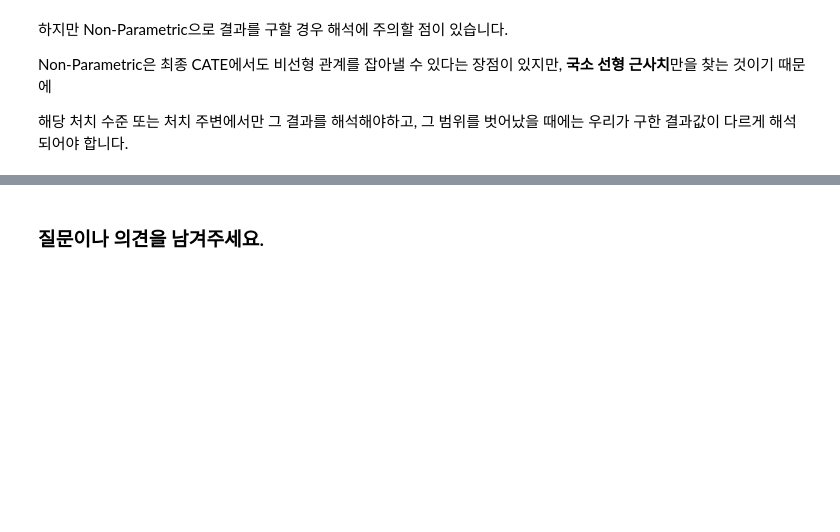
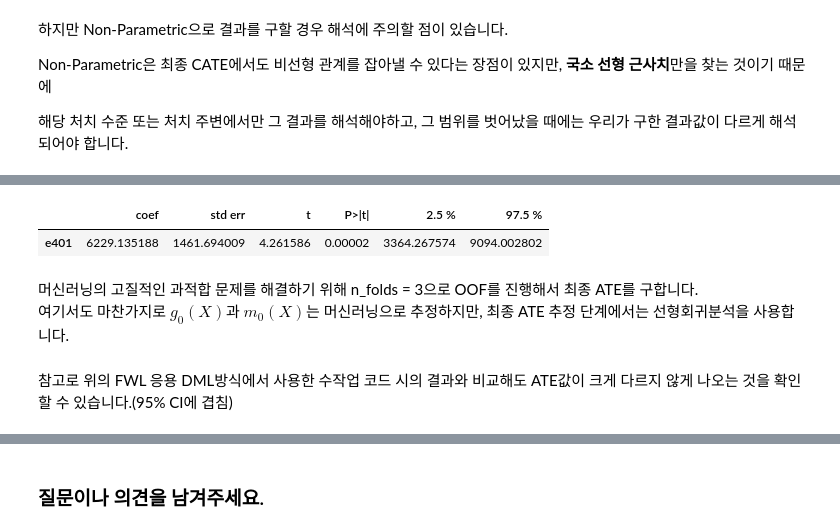
Before and after one commit to Funbucket/awesome-causal-inference-python, a Jupyter notebook: book/ate/propensity_score_and_dml.ipynb, the cells around one changed output, grey strips where cells are left out. Cells and saved outputs as stored; diff of their text form; code cells hidden in the pictures; blank space fills up the shorter version.

```diff
--- a/book/ate/propensity_score_and_dml.ipynb
+++ b/book/ate/propensity_score_and_dml.ipynb
@@ -447,0 +504,2 @@ Non-Parametric은 최종 CATE에서도 비선형 관계를 잡아낼 수 있다
+# %%
+dml_data = dml.DoubleMLData(data, y_col='net_tfa', d_cols='e401', x_cols=features)
@@ -447,0 +510,4 @@ Non-Parametric은 최종 CATE에서도 비선형 관계를 잡아낼 수 있다
+# %%
+ml_g = make_pipeline(StandardScaler(), LassoCV(cv=5, max_iter=10000))
+ml_m = make_pipeline(StandardScaler(),
+                     LogisticRegressionCV(cv=5, penalty='l1', solver='liblinear', max_iter=1000, random_state=42))
@@ -447,0 +525,12 @@ Non-Parametric은 최종 CATE에서도 비선형 관계를 잡아낼 수 있다
+# %%
+dml_plr = dml.DoubleMLPLR(dml_data, ml_l=ml_g, ml_m=ml_m, n_folds=5)
+dml_plr.fit()
+dml_plr.summary
+# %% [output]
+|  | coef | std err | t | P>|t| | 2.5 % | 97.5 % |
+| e401 | 6229.135188 | 1461.694009 | 4.261586 | 0.00002 | 3364.267574 | 9094.002802 |
+# %% [markdown]
+머신러닝의 고질적인 과적합 문제를 해결하기 위해 n_folds = 3으로 OOF를 진행해서 최종 ATE를 구합니다.
+여기서도 마찬가지로 $g_0(X)$과 $m_0(X)$는 머신러닝으로 추정하지만, 최종 ATE 추정 단계에서는 선형회귀분석을 사용합니다.
+# %% [markdown]
+참고로 위의 FWL 응용 DML방식에서 사용한 수작업 코드 시의 결과와 비교해도 ATE값이 크게 다르지 않게 나오는 것을 확인할 수 있습니다.(95% CI에 겹침)
```
Also changed, not shown: parts of 26 cells of this notebook.
